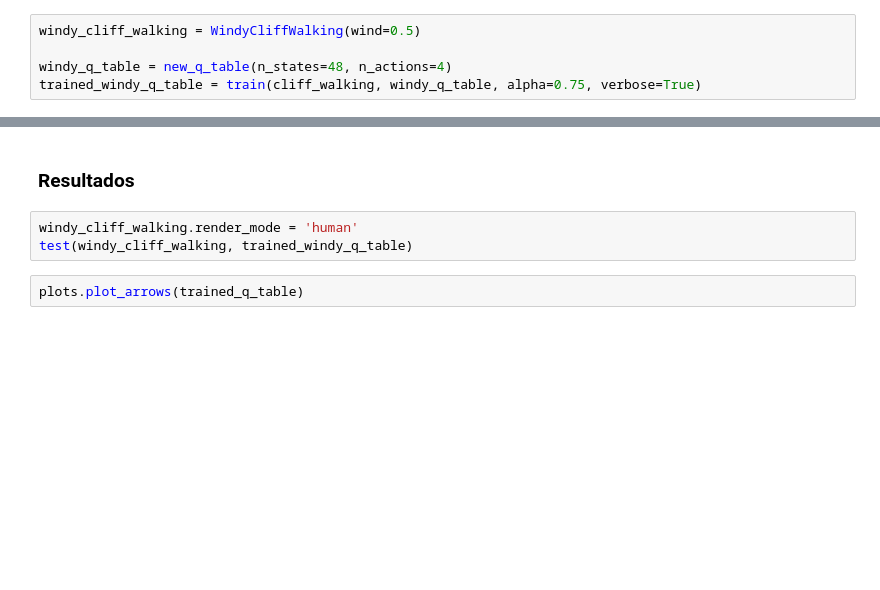
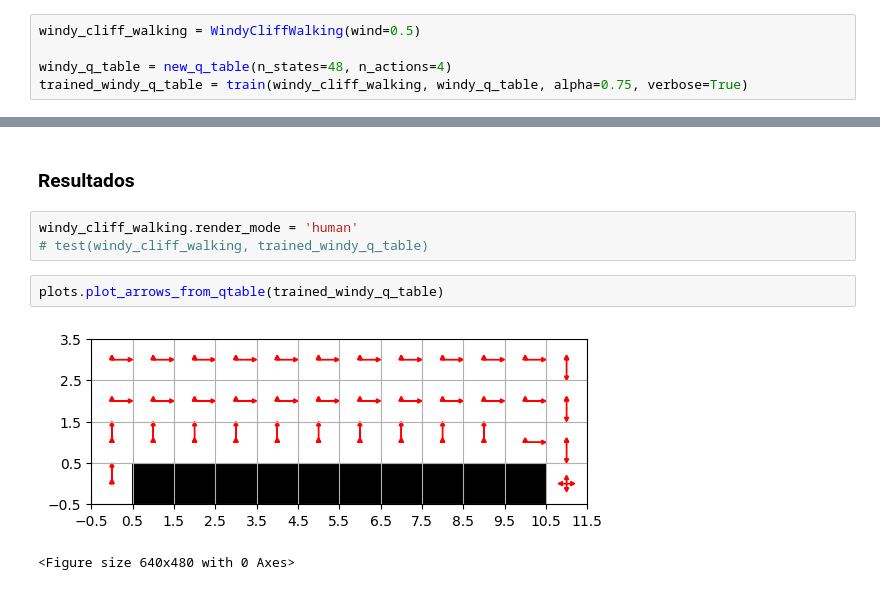
Before and after one commit to viniandrs/rl_implementations, a Jupyter notebook: qlearning_cliffwalking.ipynb, the cells around one changed output, grey strips where cells are left out. Saved outputs shown, nothing was run; the diff lists cells and outputs as text; blank space fills up the shorter version.

```diff
--- a/qlearning_cliffwalking.ipynb
+++ b/qlearning_cliffwalking.ipynb
@@ -206,4 +207,4 @@ Essa alteração será interessante para observarmos a infuência da taxa de apr
 windy_cliff_walking = WindyCliffWalking(wind=0.5)
 
 windy_q_table = new_q_table(n_states=48, n_actions=4)
-trained_windy_q_table = train(cliff_walking, windy_q_table, alpha=0.75, verbose=True)
+trained_windy_q_table = train(windy_cliff_walking, windy_q_table, alpha=0.75, verbose=True)
@@ -211,6 +230,9 @@ trained_windy_q_table = train(cliff_walking, windy_q_table, alpha=0.75, verbose=
 ### Resultados
 # %%
 windy_cliff_walking.render_mode = 'human'
-test(windy_cliff_walking, trained_windy_q_table)
+# test(windy_cliff_walking, trained_windy_q_table)
-# %%
-plots.plot_arrows(trained_q_table)
+# %%
+plots.plot_arrows_from_qtable(trained_windy_q_table)
+# %% [output]
+[figure, added]
+<Figure size 640x480 with 0 Axes>
```
Also changed, not shown: parts of 5 cells of this notebook, 3 other files.
